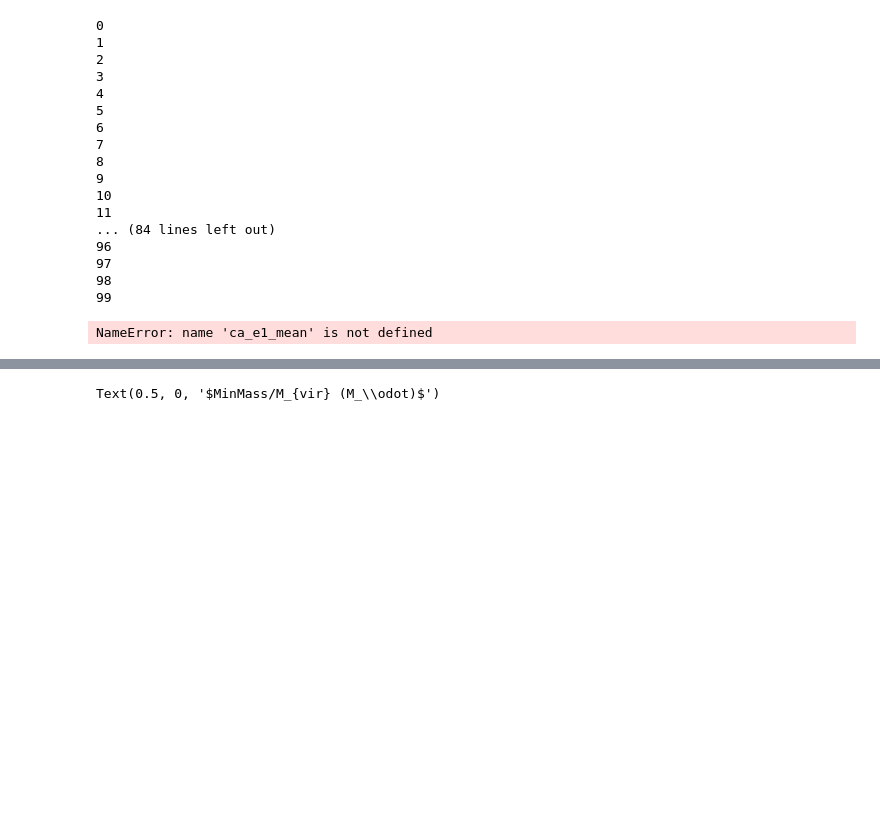
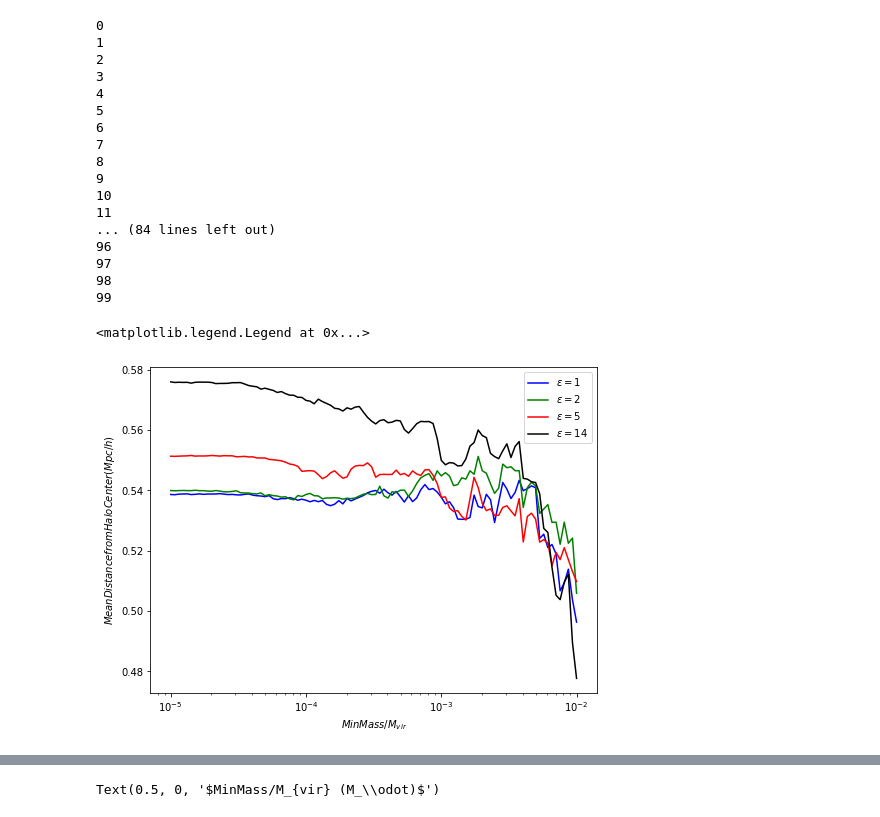
Before and after one commit to Christine8888/satellites, a Jupyter notebook: Full Pipeline.ipynb, the cells around one changed output, grey strips where cells are left out. Drawn from its saved outputs; the diff is of its cells as text; code cells hidden in the pictures; blank space fills up the shorter version.

```diff
--- a/Full Pipeline.ipynb
+++ b/Full Pipeline.ipynb
@@ -146,7 +708,7 @@ for i in range(len(n)):
         mass, radius, x, y, z = get_values(halo, minmass=n[i]*mass[0])
         if mass.shape[0]>1:
             halo_data_bootstrapped = get_statistics(np.array([x,y,z]).T, 1000, get_mean_dist)
-            quantiles = get_quantiles(halo_data_bootstrapped/radius[0])
+            quantiles = get_quantiles(halo_data_bootstrapped)
             vals[j] = quantiles['median']
 
     mean_vals[i] = np.mean(vals)
@@ -190,7 +752,7 @@ for i in range(len(n)):
         mass, radius, x, y, z = get_values(halo, minmass=n[i]*mass[0])
         if mass.shape[0]>1:
             halo_data_bootstrapped = get_statistics(np.array([x,y,z]).T, 1000, get_mean_dist)
-            quantiles = get_quantiles(halo_data_bootstrapped/radius[0])
+            quantiles = get_quantiles(halo_data_bootstrapped)
             vals[j] = quantiles['median']
 
     mean_vals[i] = np.mean(vals)
@@ -234,7 +796,7 @@ for i in range(len(n)):
         mass, radius, x, y, z = get_values(halo, minmass=n[i]*mass[0])
         if mass.shape[0]>1:
             halo_data_bootstrapped = get_statistics(np.array([x,y,z]).T, 1000, get_mean_dist)
-            quantiles = get_quantiles(halo_data_bootstrapped/radius[0])
+            quantiles = get_quantiles(halo_data_bootstrapped)
             vals[j] = quantiles['median']
 
     mean_vals[i] = np.mean(vals)
@@ -278,7 +840,7 @@ for i in range(len(n)):
         mass, radius, x, y, z = get_values(halo, minmass=n[i]*mass[0])
         if mass.shape[0]>1:
             halo_data_bootstrapped = get_statistics(np.array([x,y,z]).T, 1000, get_mean_dist)
-            quantiles = get_quantiles(halo_data_bootstrapped/radius[0])
+            quantiles = get_quantiles(halo_data_bootstrapped)
             vals[j] = quantiles['median']
 
     mean_vals[i] = np.mean(vals)
@@ -304,7 +866,18 @@ d_e14_sds = sds_vals
 97
 98
 99
-# %%
-ca_e1_mean
-# %% [output]
-NameError: name 'ca_e1_mean' is not defined
+# %%
+# scaled by rvir
+fig = plt.figure(figsize=(8,6))
+e1 = plt.plot(n, d_e1_mean, label=r'$\varepsilon=1$', c='b')
+e2 = plt.plot(n, d_e2_mean, label=r'$\varepsilon=2$', c='g')
+e3 = plt.plot(n, d_e5_mean, label=r'$\varepsilon=5$', c='r')
+e14 = plt.plot(n, d_e14_mean, label=r'$\varepsilon=14$', c='k')
+
+plt.xscale('log')
+plt.ylabel(r'$Mean Distance from Halo Center (Mpc/h)$')
+plt.xlabel(r'$MinMass/M_{vir}$')
+plt.legend()
+# %% [output]
+<matplotlib.legend.Legend at 0x...>
+[figure, added]
```
Also changed, not shown: parts of 35 cells of this notebook, 2 other files.
